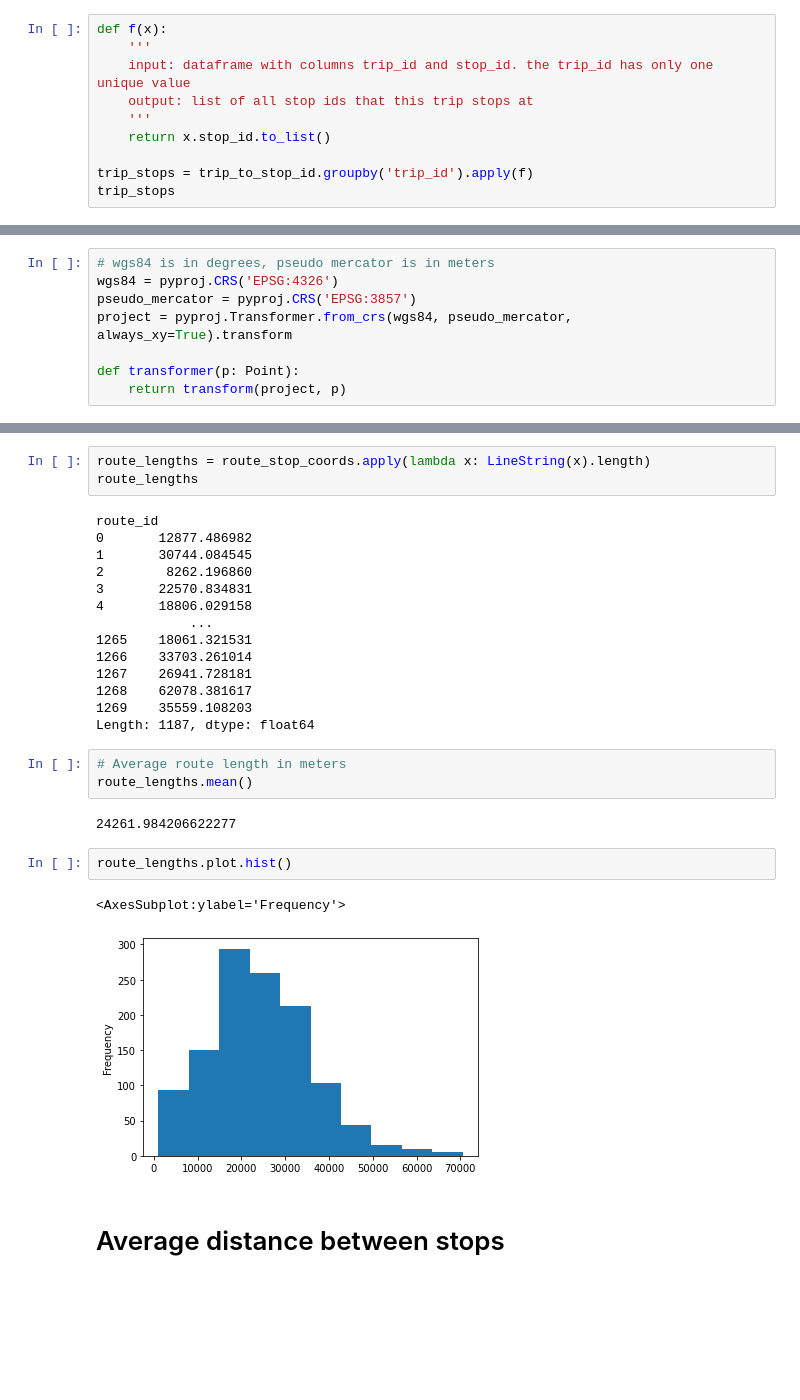
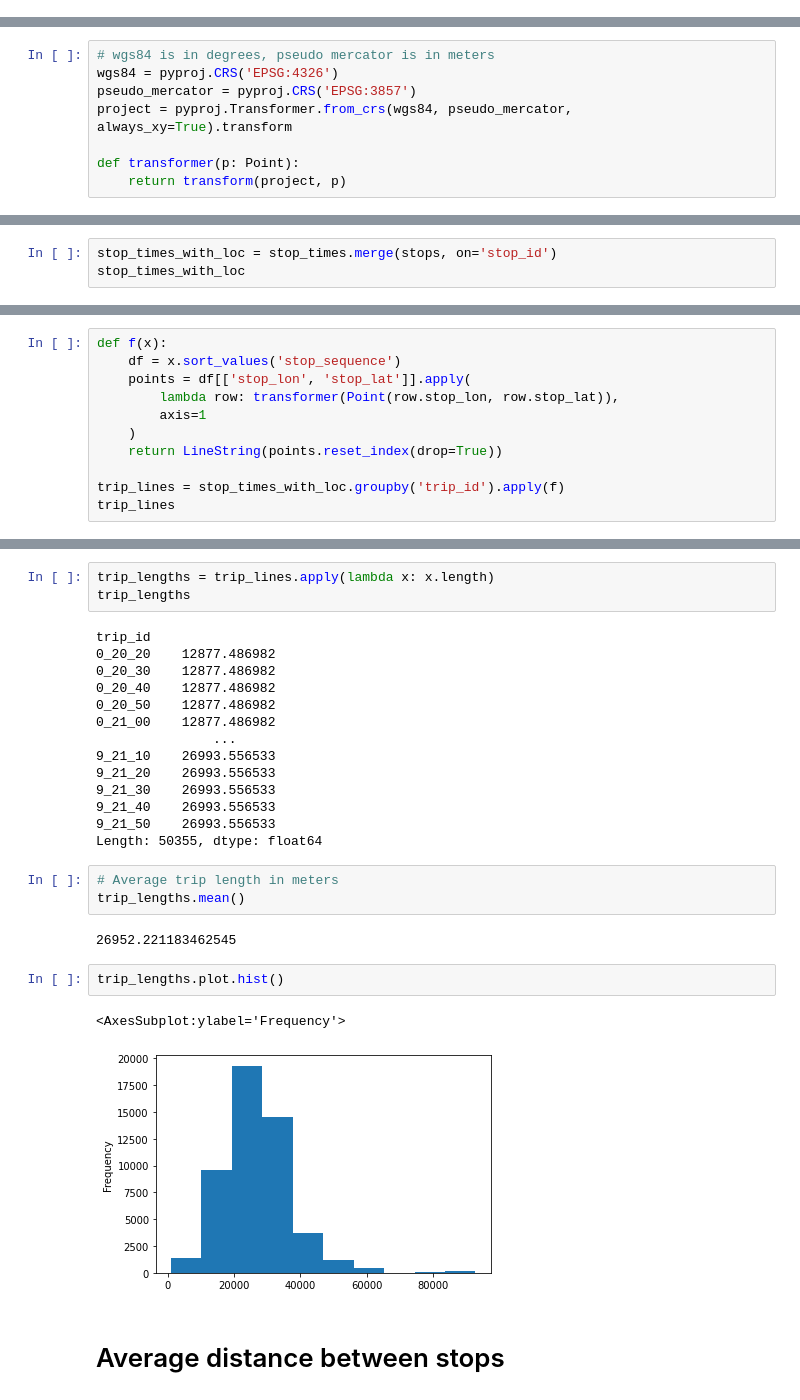
Before and after one commit to akazukin5151/comparative-accessibility, a Jupyter notebook: delhi.ipynb, the cells around one changed output, grey strips where cells are left out. Cells and saved outputs as stored; diff of their text form; blank space fills up the shorter version.

```diff
--- a/delhi.ipynb
+++ b/delhi.ipynb
@@ -78,10 +57,0 @@ route_to_trip_id
-# %%
-def f(x):
-    '''
-    input: dataframe with columns trip_id and stop_id. the trip_id has only one unique value
-    output: list of all stop ids that this trip stops at
-    '''
-    return x.stop_id.to_list()
-
-trip_stops = trip_to_stop_id.groupby('trip_id').apply(f)
-trip_stops
@@ -231,0 +98,3 @@ Length: 1187, dtype: object
+# %%
+stop_times_with_loc = stop_times.merge(stops, on='stop_id')
+stop_times_with_loc
@@ -231,0 +153,11 @@ Length: 1187, dtype: object
+# %%
+def f(x):
+    df = x.sort_values('stop_sequence')
+    points = df[['stop_lon', 'stop_lat']].apply(
+        lambda row: transformer(Point(row.stop_lon, row.stop_lat)),
+        axis=1
+    )
+    return LineString(points.reset_index(drop=True))
+
+trip_lines = stop_times_with_loc.groupby('trip_id').apply(f)
+trip_lines
@@ -232,30 +178,30 @@ Length: 1187, dtype: object
 # %%
-route_lengths = route_stop_coords.apply(lambda x: LineString(x).length)
-route_lengths
+trip_lengths = trip_lines.apply(lambda x: x.length)
+trip_lengths
 # %% [output]
-route_id
-0       12877.486982
-1       30744.084545
-2        8262.196860
-3       22570.834831
-4       18806.029158
-            ...
-1265    18061.321531
-1266    33703.261014
-1267    26941.728181
-1268    62078.381617
-1269    35559.108203
-Length: 1187, dtype: float64
+trip_id
+0_20_20    12877.486982
+0_20_30    12877.486982
+0_20_40    12877.486982
+0_20_50    12877.486982
+0_21_00    12877.486982
+               ...
+9_21_10    26993.556533
+9_21_20    26993.556533
+9_21_30    26993.556533
+9_21_40    26993.556533
+9_21_50    26993.556533
+Length: 50355, dtype: float64
 # %%
-# Average route length in meters
-route_lengths.mean()
+# Average trip length in meters
+trip_lengths.mean()
 # %% [output]
-24261.984206622277
+26952.221183462545
 # %%
-route_lengths.plot.hist()
+trip_lengths.plot.hist()
 # %% [output]
 <AxesSubplot:ylabel='Frequency'>
-[figure, old version]
+[figure, new version]
 # %% [markdown]
 # Average distance between stops
 # %%
```
Also changed, not shown: parts of 44 cells of this notebook, 1 other file.
